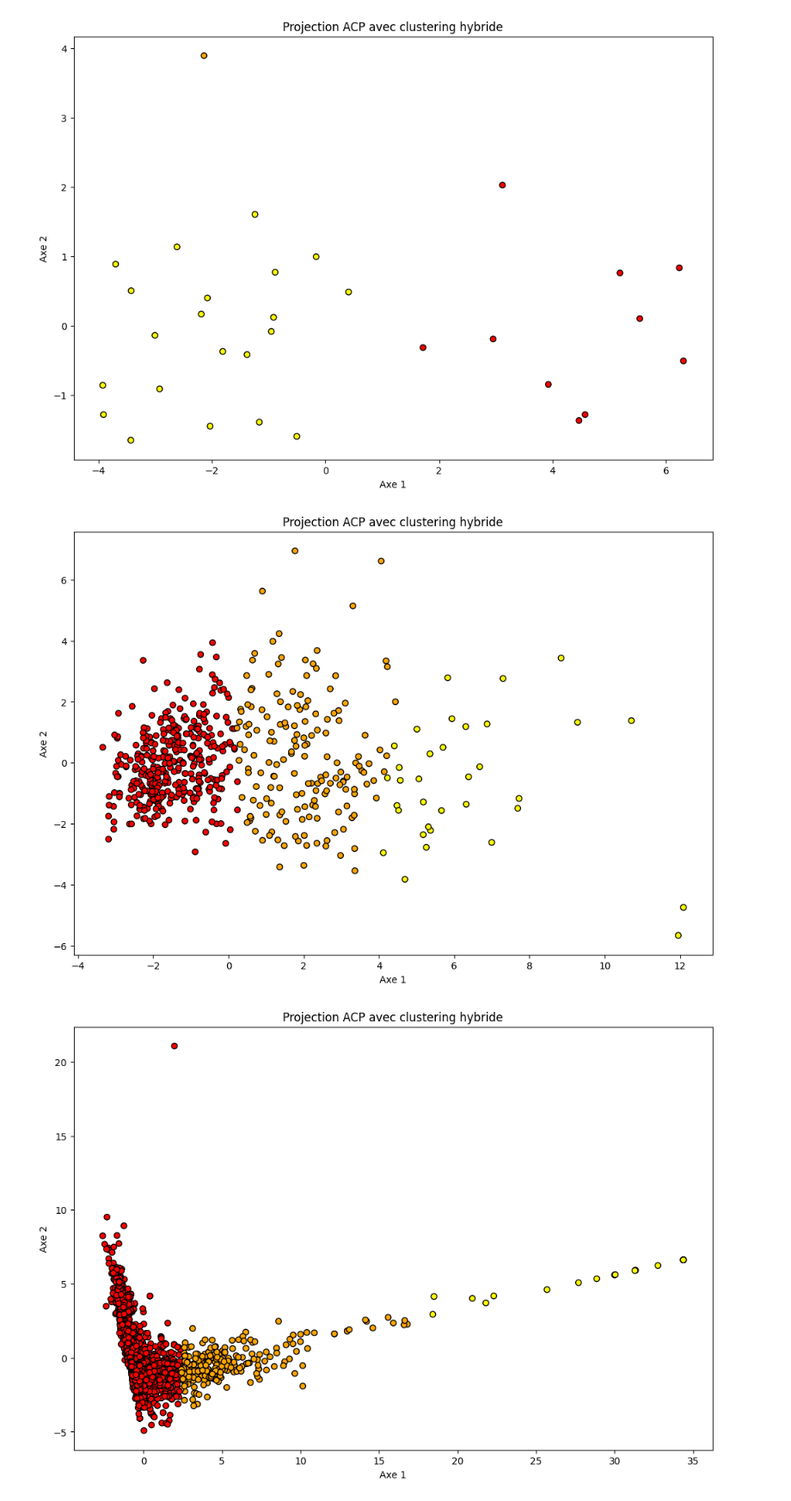
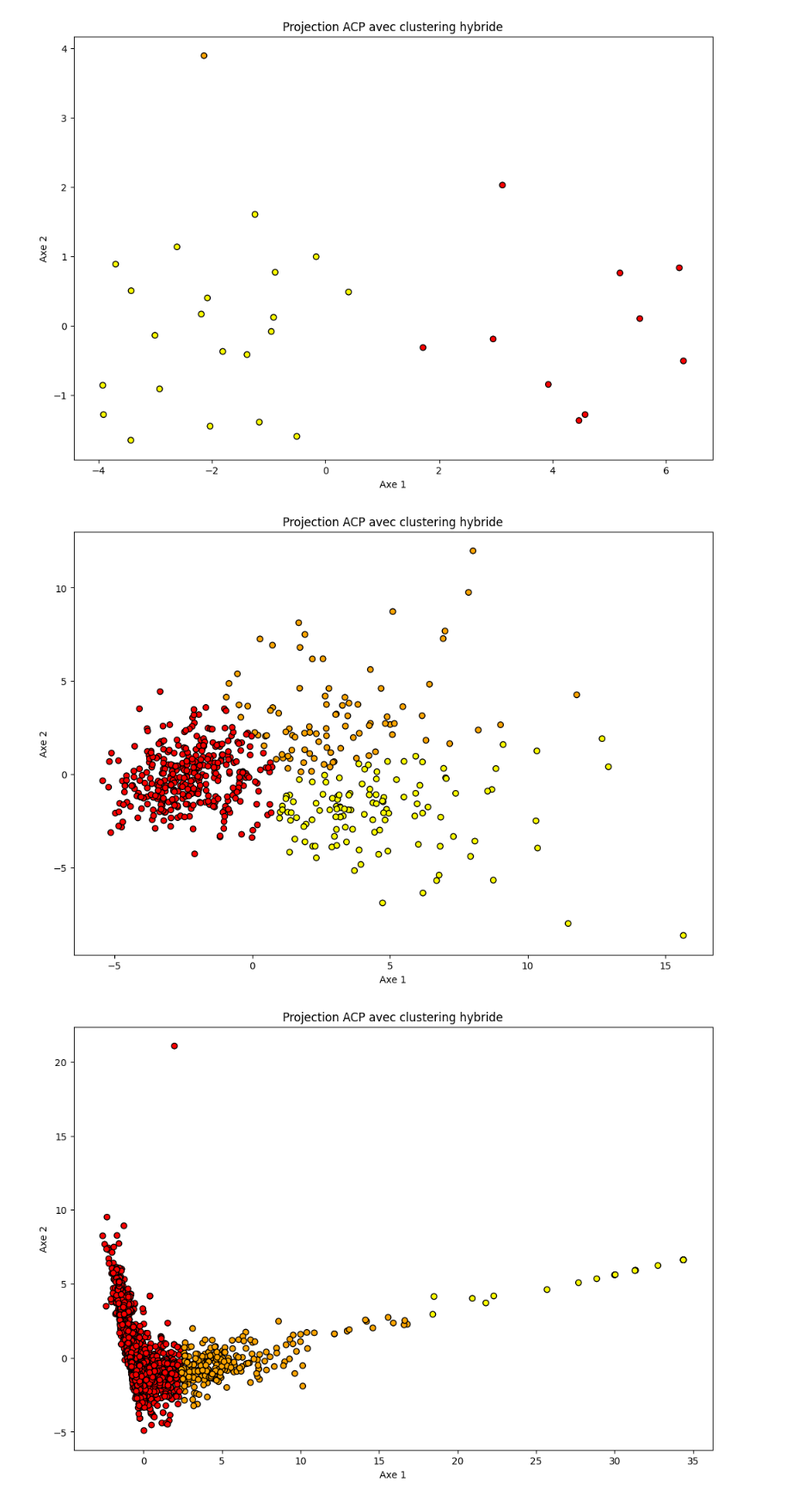
Before and after one commit to ImValll/tp2ADM, a Jupyter notebook: TP_Clust_A_rendre_HENRY_Valentin_BARBATO_Clement.ipynb, the cells around one changed output. Shown: that part at 86% size. Saved outputs shown, nothing was run; the diff lists cells and outputs as text; code cells hidden in the pictures.

```diff
--- a/TP_Clust_A_rendre_HENRY_Valentin_BARBATO_Clement.ipynb
+++ b/TP_Clust_A_rendre_HENRY_Valentin_BARBATO_Clement.ipynb
@@ -217,9 +217,9 @@ analyse_composante_principale_hybride('data/villes.csv', 1, 13)
 # %% [output]
 [figure]
 # %%
-analyse_composante_principale_hybride('data/wdbc.csv', 1, 13)
+analyse_composante_principale_hybride('data/wdbc.csv', 1, 31)
 # %% [output]
-[figure, old version]
+[figure, new version]
 # %%
 analyse_composante_principale_hybride('data/spamb.csv', 1, 58)
 # %% [output]
```
Also changed, not shown: parts of 2 cells of this notebook.
